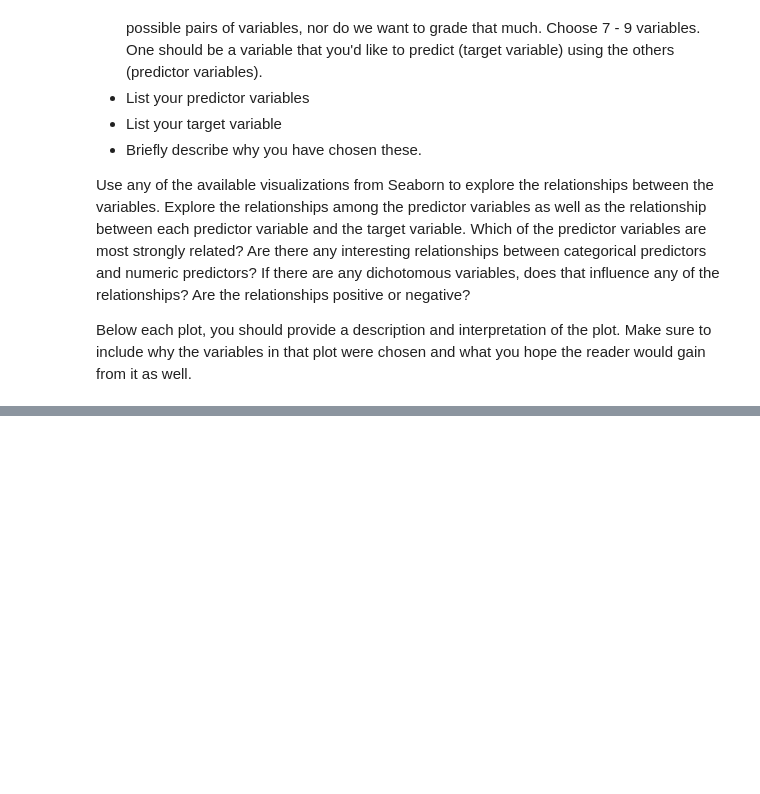
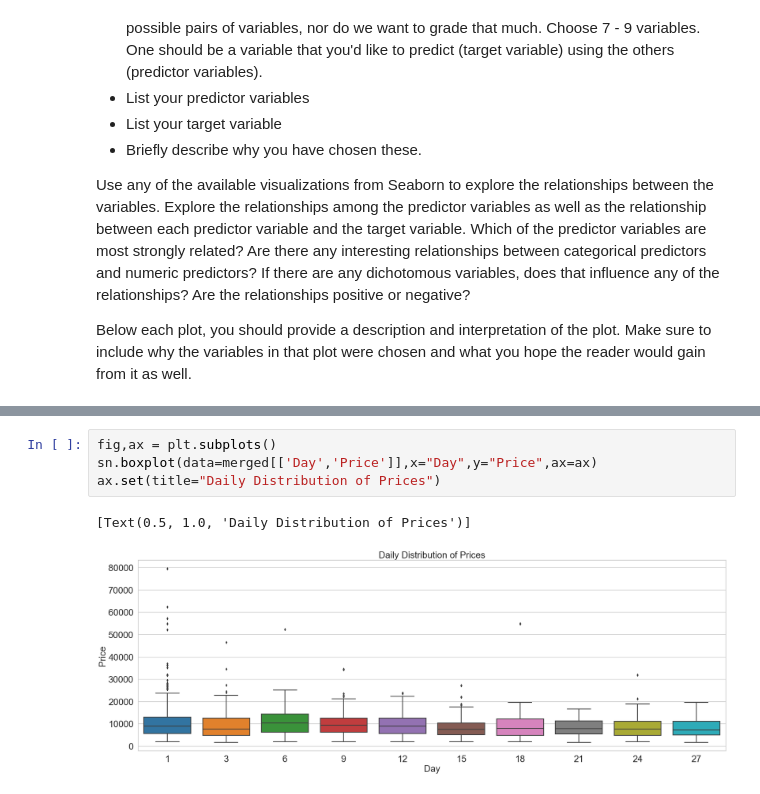
Before and after one commit to calebm00re/22ML-project2, a Jupyter notebook: Project02.ipynb, the cells around one changed output, grey strips where cells are left out. Cells and saved outputs as stored; diff of their text form; blank space fills up the shorter version.

```diff
--- a/Project02.ipynb
+++ b/Project02.ipynb
@@ -196,0 +272,7 @@ Below each plot, you should provide a description and interpretation of the plot
+# %%
+fig,ax = plt.subplots()
+sn.boxplot(data=merged[['Day','Price']],x="Day",y="Price",ax=ax)
+ax.set(title="Daily Distribution of Prices")
+# %% [output]
+[Text(0.5, 1.0, 'Daily Distribution of Prices')]
+[figure, added]
```
Also changed, not shown: parts of 13 cells of this notebook.
